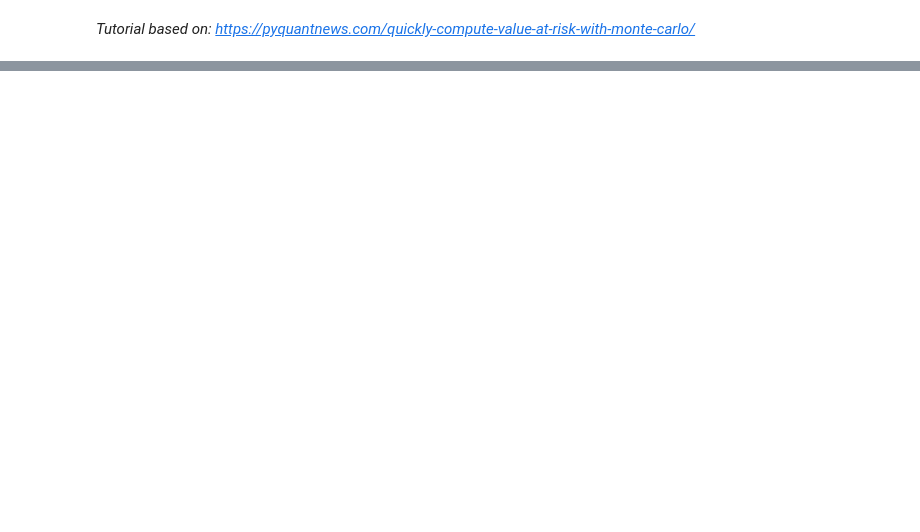
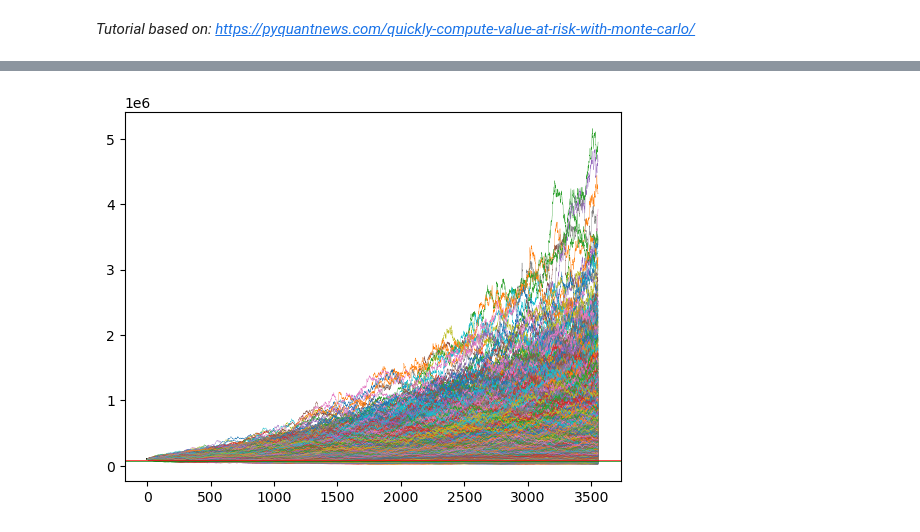
Before and after one commit to cognitive-works-consulting/Blog-posts, a Jupyter notebook: CodeAccelerationNumba/src/MonteCarlo.ipynb, the cells around one changed output, grey strips where cells are left out. Drawn from its saved outputs; the diff is of its cells as text; code cells hidden in the pictures; blank space fills up the shorter version.

```diff
--- a/CodeAccelerationNumba/src/MonteCarlo.ipynb
+++ b/CodeAccelerationNumba/src/MonteCarlo.ipynb
@@ -166,0 +160,9 @@ plt.show()
+# %%
+mc_var = montecarlo_var(alpha)
+cond_var = conditional_var(alpha)
+ax = simulated_portfolio.plot(lw=0.25, legend=False)
+ax.axhline(mc_var, lw=0.5, c="r")
+ax.axhline(cond_var, lw=0.5, c="g")
+plt.show()
+# %% [output]
+[figure, added]
```
Also changed, not shown: parts of 11 cells of this notebook.
